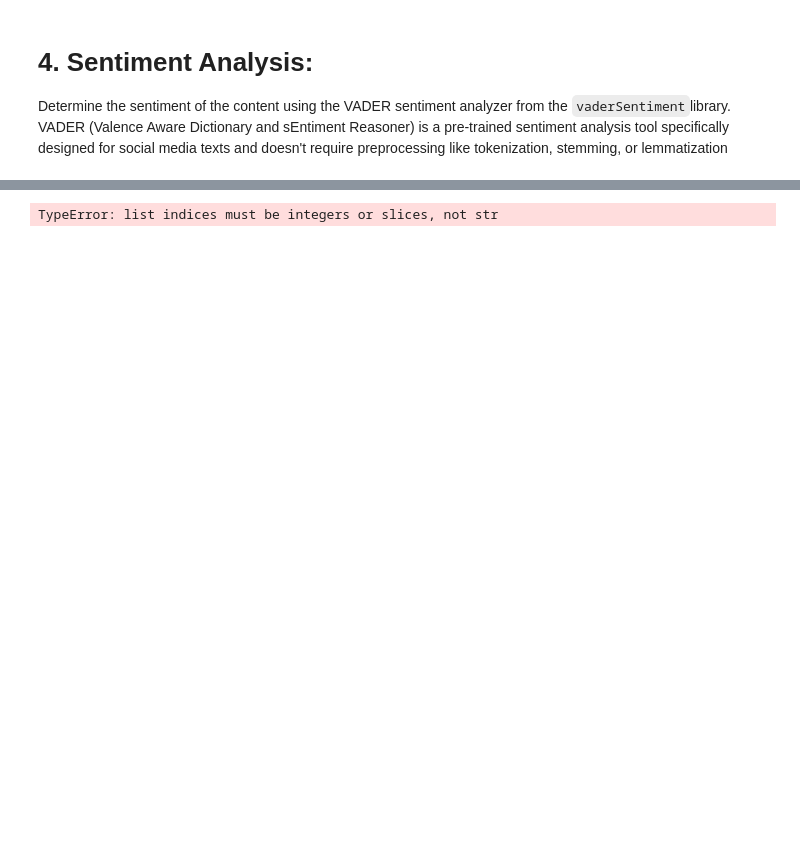
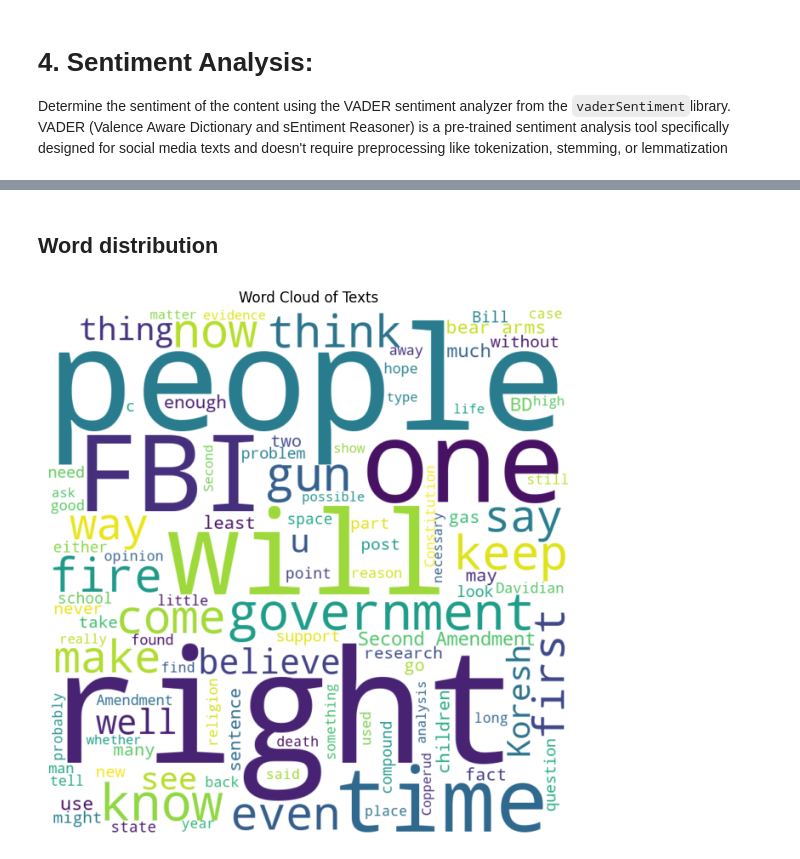
Before and after one commit to roberto98/Social-Media-Monitor, a Jupyter notebook: Social_Media_Tool.ipynb, the cells around one changed output, grey strips where cells are left out. Cells and saved outputs as stored; diff of their text form; code cells hidden in the pictures; blank space fills up the shorter version.

```diff
--- a/Social_Media_Tool.ipynb
+++ b/Social_Media_Tool.ipynb
@@ -141,0 +120,26 @@ print("Test dataset size: ", len(newsgroups_test.data))
+# %%
+# Create test dataset with 100 samples: 70% guns and 30% space
+n_test_docs = 100
+n_guns_docs = int(n_test_docs * 0.7)
+n_space_docs = n_test_docs - n_guns_docs
+
+# Fetch data for each category
+guns_test = fetch_20newsgroups(subset='test', categories=['talk.politics.guns'], remove=('headers', 'footers', 'quotes'))
+space_test = fetch_20newsgroups(subset='test', categories=['sci.space'], remove=('headers', 'footers', 'quotes'))
+
+# Randomly select the desired number of documents from each category
+guns_indices = np.random.choice(len(guns_test.data), n_guns_docs, replace=False)
+space_indices = np.random.choice(len(space_test.data), n_space_docs, replace=False)
+
+# Create the test dataset
+test_data = [guns_test.data[i] for i in guns_indices] + [space_test.data[i] for i in space_indices]
+test_target = np.concatenate((guns_test.target[guns_indices], space_test.target[space_indices]))
+
+# Create the newsgroups_test dataset
+newsgroups_test = {
+    'data': test_data,
+    'target': test_target,
+    'target_names': ['talk.politics.guns', 'sci.space']
+}
+
+print("Newsgroups test dataset size: ", len(newsgroups_test['data']))
@@ -738,10 +541,0 @@ Summary 2:  Extractive summarization should work on it as well. Another example
-# %%
-# Example usage
-texts = [
-    "This is an example text. It has several sentences. Some sentences are more important than others.",
-    "Another example text is here. Extractive summarization should work on it as well."
-]
-
-summaries = extractive_summarization(texts, n_sentences=2)
-for i, summary in enumerate(summaries):
-    print(f"Summary {i + 1}: {summary}")
@@ -772,12 +651,12 @@ def visualize_sentiment(sentiment_scores):
+# %% [markdown]
+## Word distribution
 # %%
 # Function to generate a word cloud
 def generate_wordcloud(texts):
     all_text = ' '.join(texts)
-    wordcloud = WordCloud(width=800, height=800, background_color='white', min_font_size=10, max_words=100).generate(all_text)
+    wordcloud = WordCloud(width=800, height=800, background_color='white', min_font_size=5, max_words=100).generate(all_text)
     plt.figure(figsize=(8, 8))
     plt.imshow(wordcloud, interpolation='bilinear')
     plt.axis('off')
     plt.title('Word Cloud of Texts')
     plt.show()
-# %% [output]
-TypeError: list indices must be integers or slices, not str
@@ -798,0 +663,5 @@ generate_wordcloud(texts)
+# %%
+# Generate word cloud
+generate_wordcloud([merged_test_text])
+# %% [output]
+[figure, added]
```
Also changed, not shown: parts of 99 cells of this notebook.
